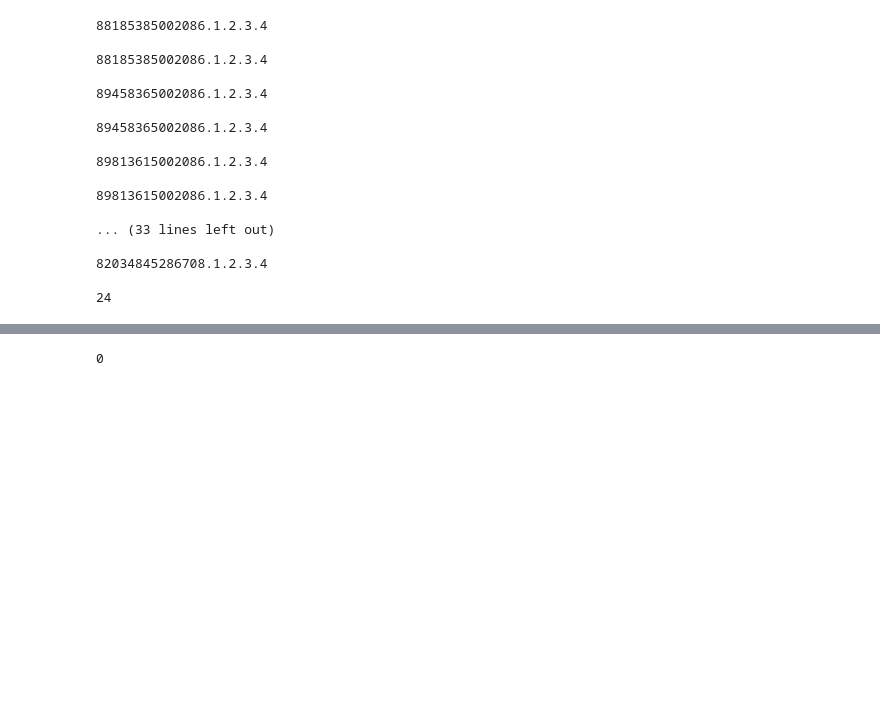
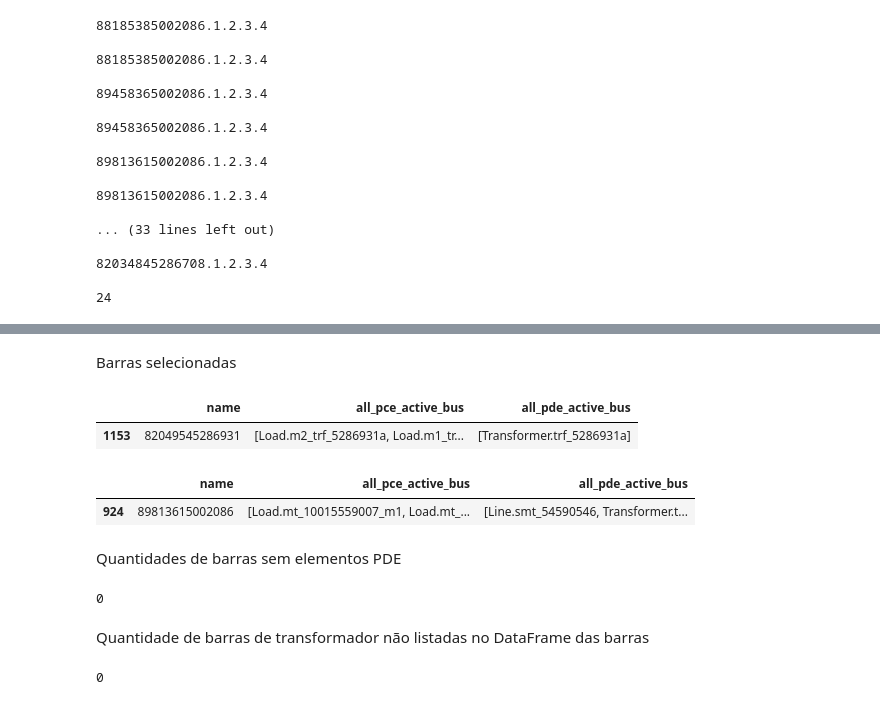
Before and after one commit to Ivanictor/Optimizer-OpenDSS, a Jupyter notebook: notebook.ipynb, the cells around one changed output, grey strips where cells are left out. Drawn from its saved outputs; the diff is of its cells as text; code cells hidden in the pictures; blank space fills up the shorter version.

```diff
--- a/notebook.ipynb
+++ b/notebook.ipynb
@@ -191,3 +209,29 @@ Index(['name', 'nodes', 'num_nodes', 'kv_base', 'distance', 'coord_defined',
+# %% [markdown]
+Barras selecionadas
+# %%
+display(buses_df.query("name == '82049545286931'")[["name", "all_pce_active_bus", "all_pde_active_bus"]])
+
+display(buses_df.query("name == '89813615002086'")[["name", "all_pce_active_bus", "all_pde_active_bus"]])
+# %% [output]
+|  | name | all_pce_active_bus | all_pde_active_bus |
+| 1153 | 82049545286931 | [Load.m2_trf_5286931a, Load.m1_tr... | [Transformer.trf_5286931a] |
+|  | name | all_pce_active_bus | all_pde_active_bus |
+| 924 | 89813615002086 | [Load.mt_10015559007_m1, Load.mt_... | [Line.smt_54590546, Transformer.t... |
+# %% [markdown]
+Quantidades de barras sem elementos PDE
+# %%
+#Quantidade de barras sem elementos PDE
+
+count = 0
+for _, row in buses_df.iterrows():
+   if row["all_pde_active_bus"][0] == 'None':
+      print(row["name"])
+      count += 1
+print(count)
+# %% [output]
+0
+# %% [markdown]
+Quantidade de barras de transformador não listadas no DataFrame das barras
 # %%
 trafo_df["bus_name"] = trafo_df["bus"].str.split(".").str[0]
 count = 0
```
Also changed, not shown: parts of 9 cells of this notebook, 1 other file.
